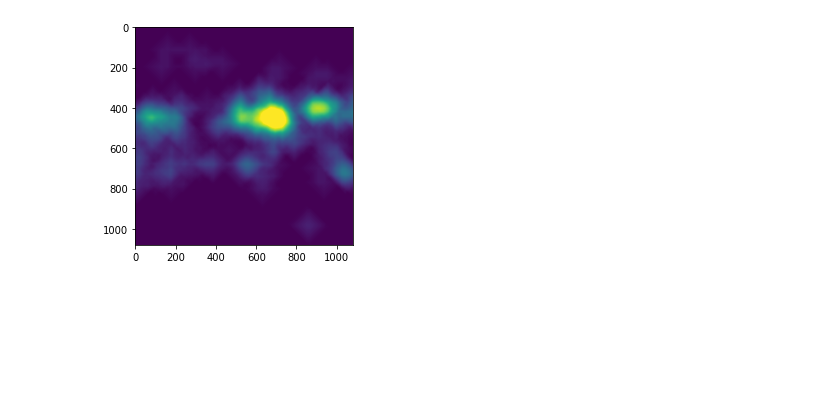
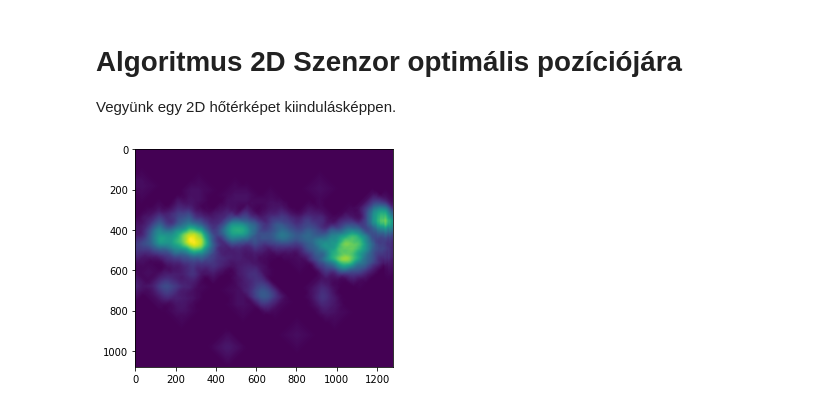
Before and after one commit to Ptrskay3/place_me, a Jupyter notebook: example.ipynb, the cells around one changed output. Saved outputs shown, nothing was run; the diff lists cells and outputs as text; code cells hidden in the pictures; blank space fills up the shorter version.

```diff
--- a/example.ipynb
+++ b/example.ipynb
@@ -1,19 +1,18 @@
+# %% [markdown]
+# Algoritmus 2D Szenzor optimális pozíciójára
+
+Vegyünk egy 2D hőtérképet kiindulásképpen.
 # %%
 import numpy as np
 import matplotlib.pyplot as plt
 from matplotlib.patches import Circle
 from scipy import ndimage as ndi
 from skimage.feature import peak_local_max
-import cv2
+from place_me import run_v2 as optimize
 
-from place_me import run_v2 as optimize
+data = np.loadtxt('data/heatmap2.txt')
+data = 255 * data / data.max()
+data = data[:, 2560:3840]
+plt.imshow(data);
+# %% [output]
+[figure, added]
-# %%
-data = np.loadtxt('data/heatmap2.txt')
-data[data > 2000] = 2000
-data = data / data.max()
-data = data[:, 2160:3240]
-# data = cv2.equalizeHist(data)
-plt.imshow(data);
-radius = 150
-# %% [output]
-[figure, removed]
```
Also changed, not shown: parts of 6 cells of this notebook, 5 other files.
